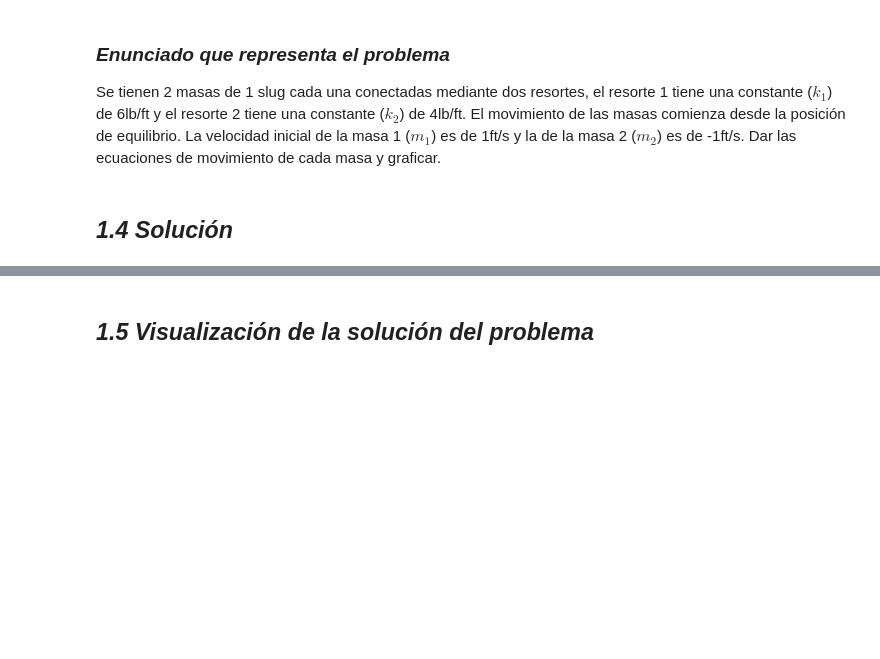
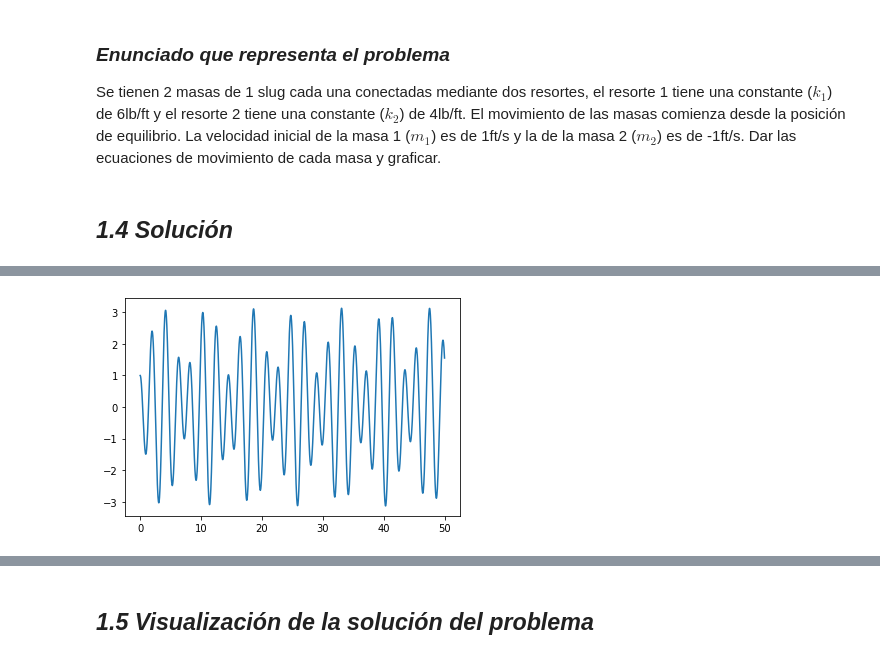
Before and after one commit to JabberTheWock/Proyecto_modulo3, a Jupyter notebook: PM3_HernandezR_MorenoH_CastellanosM.ipynb, the cells around one changed output, grey strips where cells are left out. Cells and saved outputs as stored; diff of their text form; code cells hidden in the pictures; blank space fills up the shorter version.

```diff
--- a/PM3_HernandezR_MorenoH_CastellanosM.ipynb
+++ b/PM3_HernandezR_MorenoH_CastellanosM.ipynb
@@ -76,0 +82,5 @@ X1
+# %%
+#Graficando la ecuación de x1
+plt.plot(t,x[:,2]);
+# %% [output]
+[figure, added]
```
Also changed, not shown: parts of 12 cells of this notebook.
